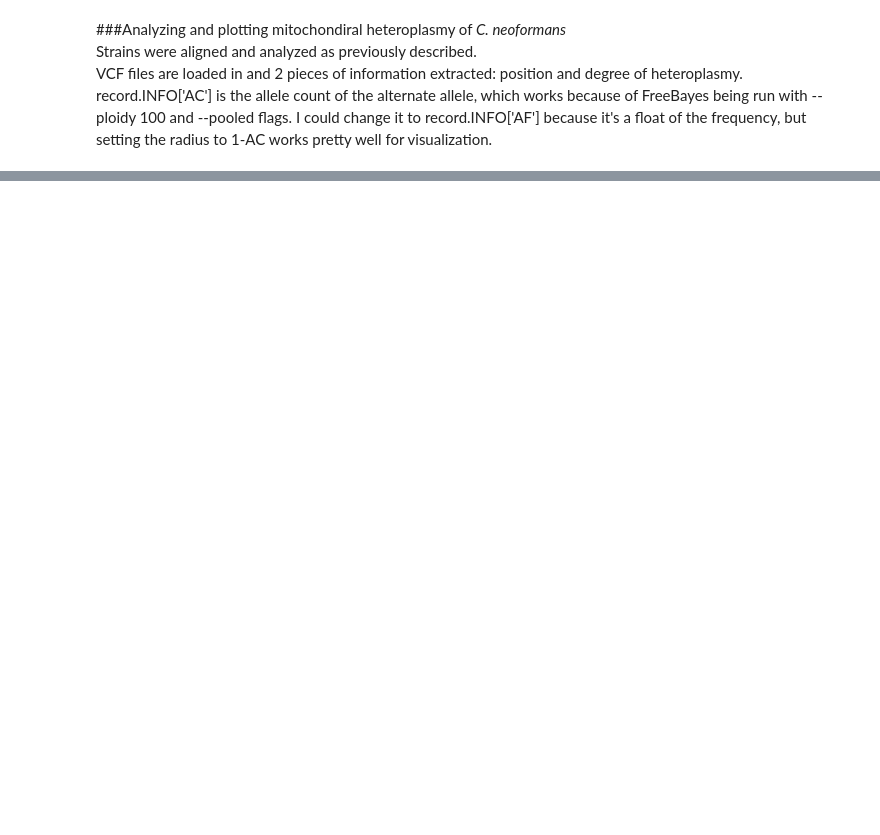
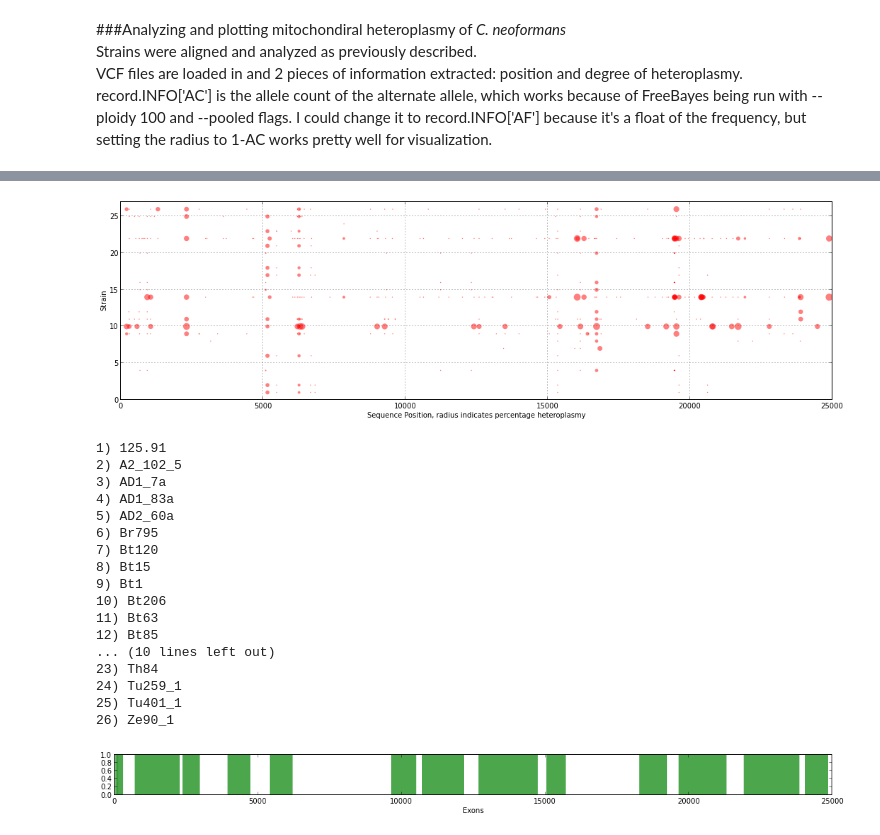
Before and after one commit to drlabratory/Research_Git, a Jupyter notebook: sequence_analysis/VCF plotting.ipynb, the cells around one changed output, grey strips where cells are left out. Saved outputs shown, nothing was run; the diff lists cells and outputs as text; code cells hidden in the pictures; blank space fills up the shorter version.

```diff
--- a/sequence_analysis/VCF plotting.ipynb
+++ b/sequence_analysis/VCF plotting.ipynb
@@ -88,0 +50,77 @@ plt.show()
+# %%
+import math
+fig3 = plt.figure(figsize=(18, 5))
+het_plot = fig3.add_subplot(111)
+
+hx = []
+hy = []
+hr = []
+
+ycount = 1
+strain_dict = {}
+
+flist = os.listdir('mito_vcf')
+for files in flist:
+    vcf_reader = vcf.Reader(open('mito_vcf/%s' % files, 'r'))
+    record_name = files[:-19]
+    strain_dict[ycount]=record_name
+    for record in vcf_reader:
+        if record.INFO['AC'][0] < 100: # only want heteroplasmic sites
+            hx.append(record.POS)
+            hy.append(ycount)
+            radii = 2*(50-(math.fabs(record.INFO['AC'][0]-50)))
+            hr.append(radii) # make the radius bigger the lower the allele count
+            cov.append(record.INFO['DP'])
+    ycount = ycount+1
+
+het_plot.scatter(hx, hy, c='red', s=hr, alpha=0.5, edgecolor='none')
+het_plot.set_ylim(0, 27)
+het_plot.set_xlim(0, 25000)
+het_plot.set_xlabel('Sequence Position, radius indicates percentage heteroplasmy')
+het_plot.set_ylabel('Strain')
+het_plot.grid(True)
+plt.show()
+# %% [output]
+[figure, added]
+1) 125.91
+2) A2_102_5
+3) AD1_7a
+4) AD1_83a
+5) AD2_60a
+6) Br795
+7) Bt120
+8) Bt15
+9) Bt1
+10) Bt206
+11) Bt63
+12) Bt85
+... (10 lines left out)
+23) Th84
+24) Tu259_1
+25) Tu401_1
+26) Ze90_1
+# %%
+f = open('H99_mitochondria.gtf', 'r')
+
+ex = []
+ey = []
+
+for line in f: # make a histogram that equals the exon boundries
+    if line.split()[2] == 'exon':
+        count =  int(line.split()[3])
+        stop = int(line.split()[4])
+        while count < stop:
+            ex.append(count)
+            ey.append(1)
+            count = count+1
+
+fig4 = plt.figure(figsize=(18, 1))
+exon = fig4.add_subplot(111)
+
+exon.hist(ex, 253, facecolor='green', alpha=0.7, edgecolor='none')
+exon.set_xlabel('Exons')
+exon.set_ylim(0, 1)
+exon.set_xlim(0, 25000)
+plt.show()
+# %% [output]
+[figure, added]
```
Also changed, not shown: parts of 5 cells of this notebook, 3 other files.
